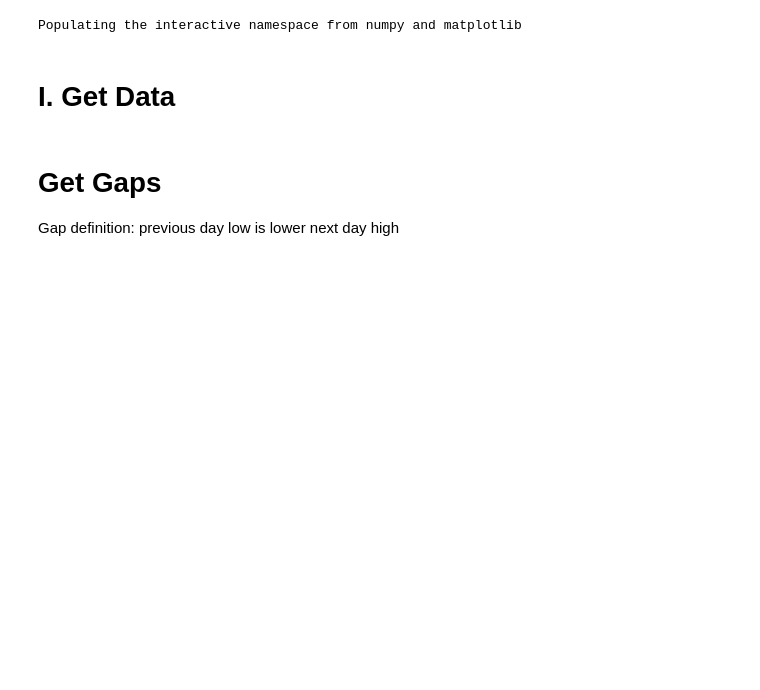
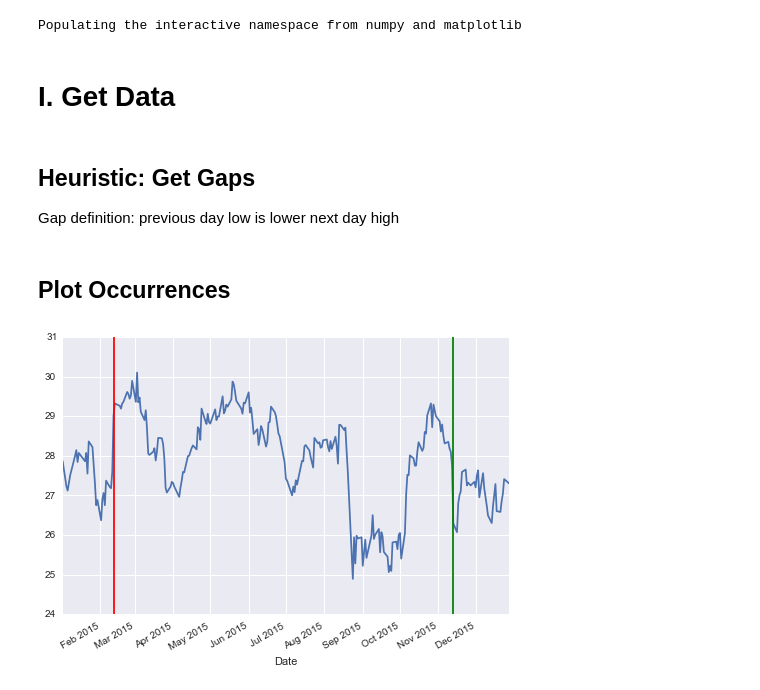
Before and after one commit to jayhack/N472JW, a Jupyter notebook: Exploration.ipynb, the cells around one changed output. Saved outputs shown, nothing was run; the diff lists cells and outputs as text; code cells hidden in the pictures; blank space fills up the shorter version.

```diff
--- a/Exploration.ipynb
+++ b/Exploration.ipynb
@@ -11,6 +12,54 @@ Populating the interactive namespace from numpy and matplotlib
 # I. Get Data
 # %%
 data = Quandl.get('WIKI/CSCO')
+data = data[pd.datetime(2015, 1, 1):]
 # %% [markdown]
-# Get Gaps
+## Heuristic: Get Gaps
 Gap definition: previous day low is lower next day high
+# %%
+######[ PARAMS ]#####
+up_thresh = 1
+down_thresh = 1
+#####################
+
+#=====[ Step 1: reindex ]=====
+df = data[['Low', 'High', 'Open', 'Close']].copy()
+df['Date'] = df.index
+df.index = range(len(df))
+
+#=====[ Step 2: find gaps ]=====
+lows = np.array(df.iloc[0:-1].Low)
+
+down_gap_amounts = (np.array(df[0:-1].Low) - np.array(df[1:].High))
+down_gaps = down_gap_amounts > 0
+up_gap_amounts = (np.array(df[1:].Low) - np.array(df[0:-1].High))
+up_gaps = up_gap_amounts > 0
+up_gaps = (df[1:].Low > df[0:-1].High)
+
+#=====[ Step 3: reintegrate into series ]=====
+df['down_gap_amount'] = np.nan
+df['down_gap_amount'].iloc[1:] = down_gap_amounts
+df['down_gap'] = df.down_gap_amount > down_thresh
+
+df['up_gap_amount'] = np.nan
+df['up_gap_amount'].iloc[1:] = up_gap_amounts
+df['up_gap'] = df.up_gap_amount > up_thresh
+
+#=====[ Step 4: find occurrences ]=====
+df.index = df['Date']
+df = df.drop(['Date'], axis=1)
+down_df = df[df.down_gap][['Low', 'High', 'Open', 'Close', 'down_gap_amount']]
+up_df = df[df.up_gap][['Low', 'High', 'Open', 'Close', 'up_gap_amount']]
+# %% [markdown]
+## Plot Occurrences
+# %%
+df['Open'].plot()
+ax = plt.gca()
+
+for ix, row in up_df.iterrows():
+    ax.axvline(x=row.name, color='r')
+
+for ix, row in down_df.iterrows():
+    ax.axvline(x=row.name, color='g')
+# %% [output]
+[figure, added]
```
Also changed, not shown: parts of 3 cells of this notebook, 1 other file.
